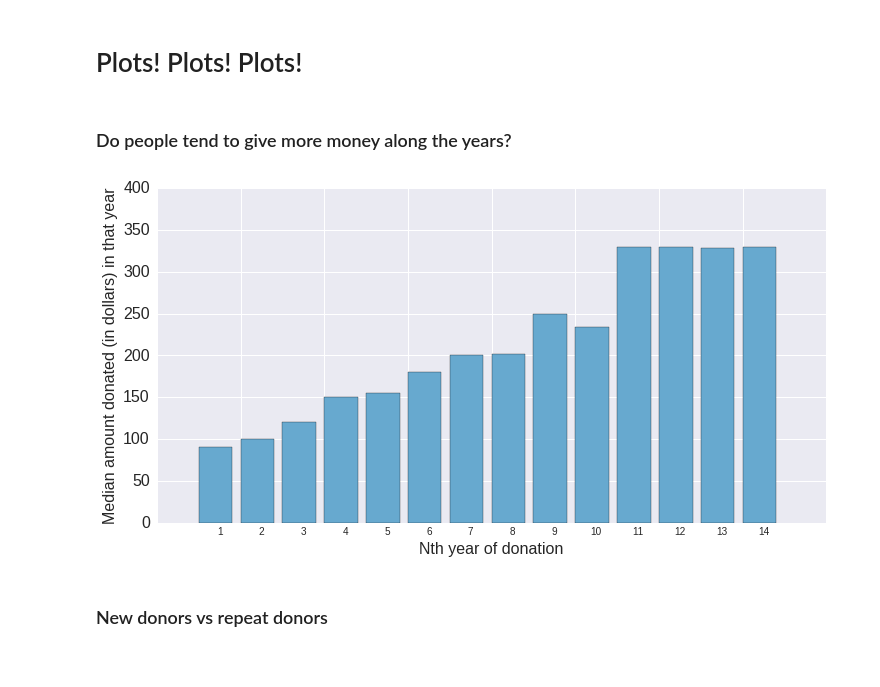
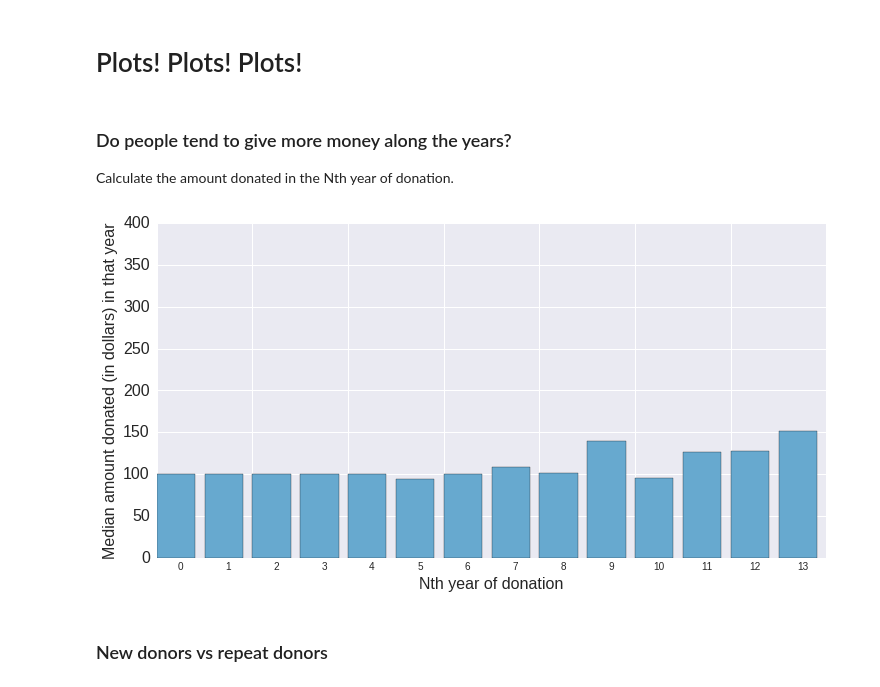
Before and after one commit to sharathmalladi/SEF, a Jupyter notebook: notebooks/42_ExtractDonor_Data.ipynb, the cells around one changed output. Cells and saved outputs as stored; diff of their text form; code cells hidden in the pictures.

Commit message:
Incorporated Feb 2016 data update

```diff
--- a/notebooks/42_ExtractDonor_Data.ipynb
+++ b/notebooks/42_ExtractDonor_Data.ipynb
@@ -148,30 +136,35 @@ _ = locale.setlocale(locale.LC_ALL, '')
 thousands_sep = lambda x: locale.format("%.2f", x, grouping=True)
 # %% [markdown]
 ### Do people tend to give more money along the years?
+
+Calculate the amount donated in the Nth year of donation.
+# %%
+yearly_donors = donor_data[donor_data.is_service==True]\
+.groupby(['year_of_donation', 'donor_id'])\
+.amount.sum()\
+.to_frame()
+
+yearly_donors.index = yearly_donors.index.droplevel(1)
+data = yearly_donors.reset_index().groupby('year_of_donation').amount.median().reset_index()
+
+data.columns = ['year_of_donation', 'amount']
 # %%
-data = donor_data\
-.groupby('year_of_donation')\
-.agg({'amount': ['median'], 'donor_id': 'size'})\
-.iloc[1:-1]
-
-data.columns = data.columns.droplevel(0)
-
 fig, ax = plt.subplots(figsize=(12,6))
-plt.bar(data.index, data['median'],color=color1)
+plt.bar(data[:-2].year_of_donation, data[:-2].amount, color=color1)
 plt.xlabel('Nth year of donation', fontsize=16)
 plt.ylabel('Median amount donated (in dollars) in that year', fontsize=16)
 ax.xaxis.set_major_formatter(ticker.NullFormatter())
 
 ax.set_ylim([0,400])
 
 plt.tick_params(labelsize=16)
 ax.xaxis.set_minor_locator(ticker.FixedLocator(data.index.values+0.5))
 ax.xaxis.set_minor_formatter(ticker.FixedFormatter(data.index.values.astype('int')))
 ax.tick_params(axis='x', labelsize=16)
 #_ = fig.suptitle('Average amount donated vs year of donation', fontsize=16)
 plt.savefig('viz/Median_Amount_Donated_In_Nth_Year.png')
 # %% [output]
-[figure, old version]
+[figure, new version]
 # %% [markdown]
 ### New donors vs repeat donors
 # %%
```
Also changed, not shown: parts of 26 cells of this notebook, 6 other files.
